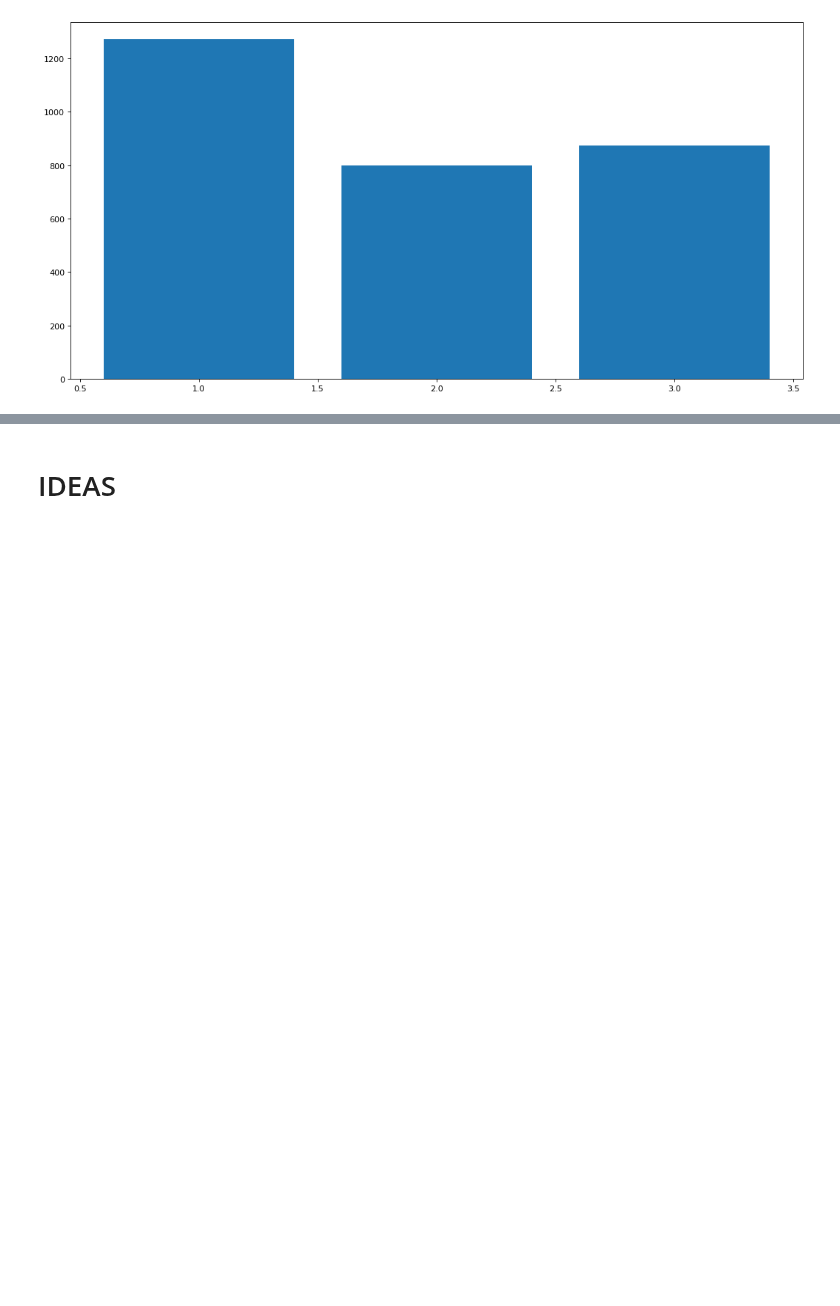
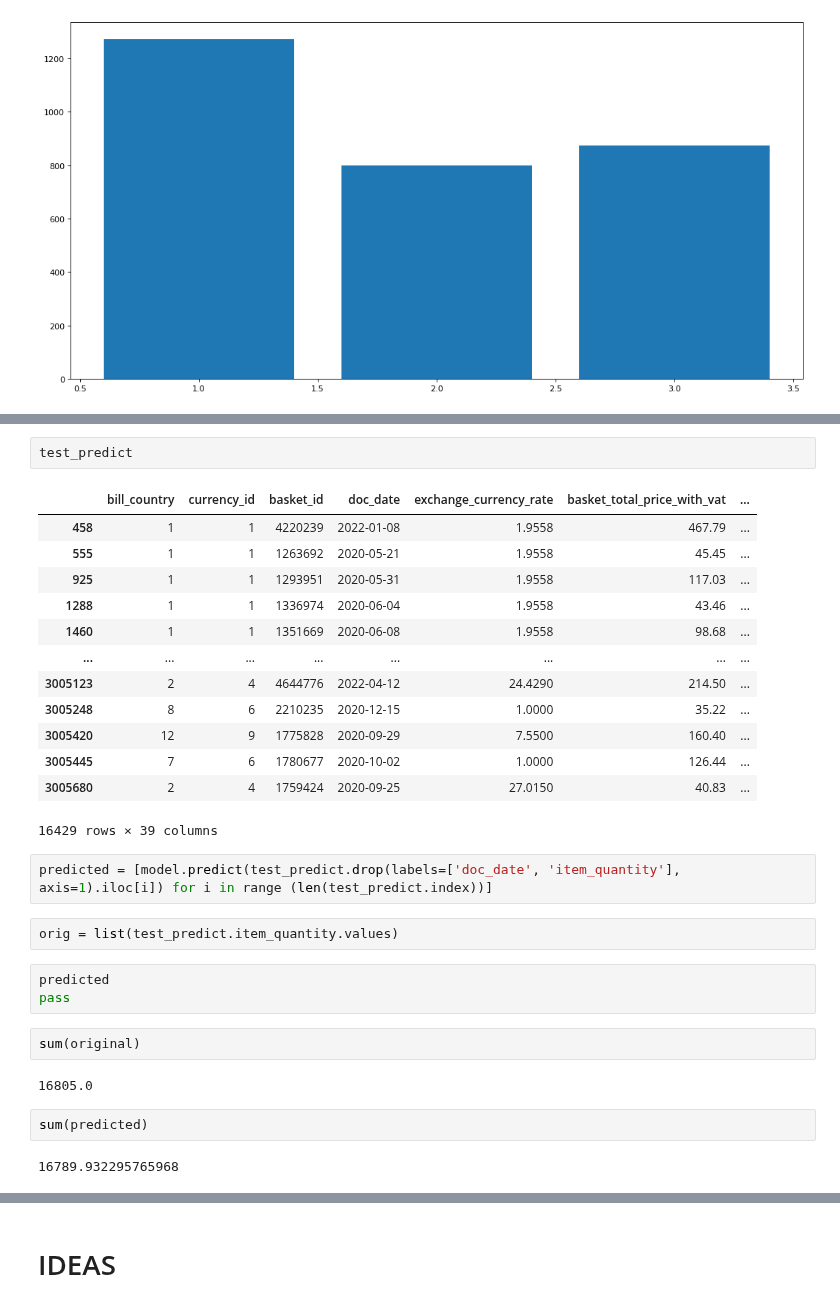
Before and after one commit to xSchon/BP, a Jupyter notebook: Preprocessing.ipynb, the cells around one changed output, grey strips where cells are left out. Cells and saved outputs as stored; diff of their text form; blank space fills up the shorter version.

```diff
--- a/Preprocessing.ipynb
+++ b/Preprocessing.ipynb
@@ -547,0 +594,31 @@ AttributeError: 'Series' object has no attribute 'product_id'
+# %%
+test_predict
+# %% [output]
+|  | bill_country | currency_id | basket_id | doc_date | exchange_currency_rate | basket_total_price_with_vat | ... |
+| 458 | 1 | 1 | 4220239 | 2022-01-08 | 1.9558 | 467.79 | ... |
+| 555 | 1 | 1 | 1263692 | 2020-05-21 | 1.9558 | 45.45 | ... |
+| 925 | 1 | 1 | 1293951 | 2020-05-31 | 1.9558 | 117.03 | ... |
+| 1288 | 1 | 1 | 1336974 | 2020-06-04 | 1.9558 | 43.46 | ... |
+| 1460 | 1 | 1 | 1351669 | 2020-06-08 | 1.9558 | 98.68 | ... |
+| ... | ... | ... | ... | ... | ... | ... | ... |
+| 3005123 | 2 | 4 | 4644776 | 2022-04-12 | 24.4290 | 214.50 | ... |
+| 3005248 | 8 | 6 | 2210235 | 2020-12-15 | 1.0000 | 35.22 | ... |
+| 3005420 | 12 | 9 | 1775828 | 2020-09-29 | 7.5500 | 160.40 | ... |
+| 3005445 | 7 | 6 | 1780677 | 2020-10-02 | 1.0000 | 126.44 | ... |
+| 3005680 | 2 | 4 | 1759424 | 2020-09-25 | 27.0150 | 40.83 | ... |
+16429 rows × 39 columns
+# %%
+predicted = [model.predict(test_predict.drop(labels=['doc_date', 'item_quantity'], axis=1).iloc[i]) for i in range (len(test_predict.index))]
+# %%
+orig = list(test_predict.item_quantity.values)
+# %%
+predicted
+pass
+# %%
+sum(original)
+# %% [output]
+16805.0
+# %%
+sum(predicted)
+# %% [output]
+16789.932295765968
```
Also changed, not shown: parts of 10 cells of this notebook.
